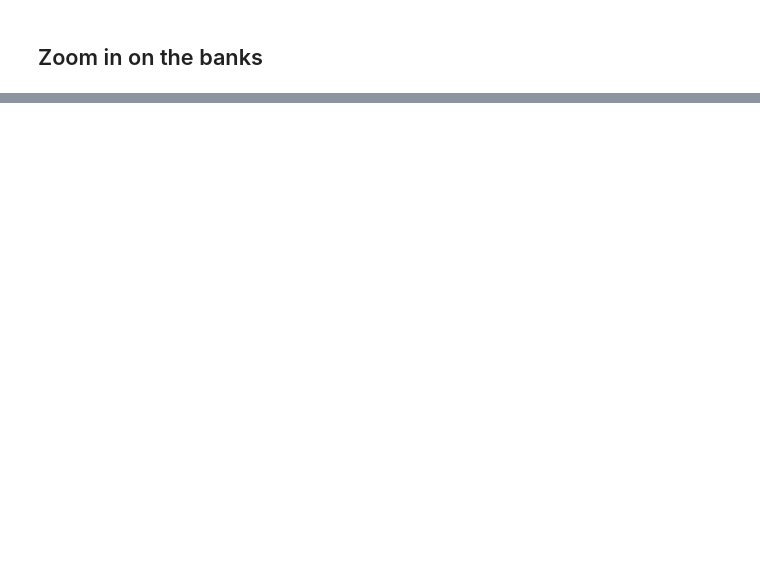
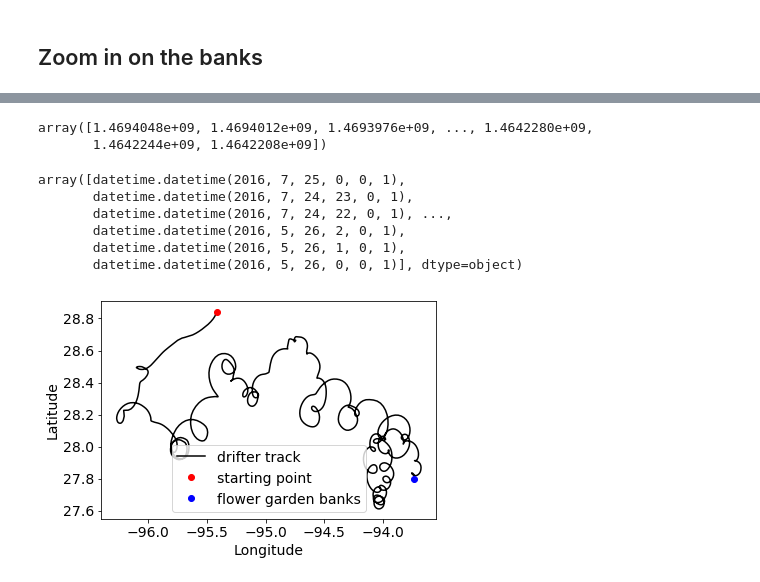
Before and after one commit to mollykerwick/fgb, a Jupyter notebook: fgbnb.ipynb, the cells around one changed output, grey strips where cells are left out. Saved outputs shown, nothing was run; the diff lists cells and outputs as text; code cells hidden in the pictures; blank space fills up the shorter version.

```diff
--- a/fgbnb.ipynb
+++ b/fgbnb.ipynb
@@ -135,0 +140,2 @@ NameError: name 'plt' is not defined
+# %%
+d = netCDF.Dataset('tracks/fgb.nc')
@@ -135,0 +171,5 @@ NameError: name 'plt' is not defined
+# %%
+d['tp'][0,:]
+# %% [output]
+array([1.4694048e+09, 1.4694012e+09, 1.4693976e+09, ..., 1.4642280e+09,
+       1.4642244e+09, 1.4642208e+09])
@@ -135,0 +178,26 @@ NameError: name 'plt' is not defined
+# %%
+dates
+# %% [output]
+array([datetime.datetime(2016, 7, 25, 0, 0, 1),
+       datetime.datetime(2016, 7, 24, 23, 0, 1),
+       datetime.datetime(2016, 7, 24, 22, 0, 1), ...,
+       datetime.datetime(2016, 5, 26, 2, 0, 1),
+       datetime.datetime(2016, 5, 26, 1, 0, 1),
+       datetime.datetime(2016, 5, 26, 0, 0, 1)], dtype=object)
+# %%
+plt.plot(d['lonp'][8,:].T, d['latp'][8,:].T, 'k')
+#plt.xlim(-97,-89)
+#plt.ylim(23,31)
+#plt.ylim(26,)
+
+plt.xlabel("Longitude")
+plt.ylabel("Latitude")
+plt.plot(d['lonp'][8,:].T[-1], d['latp'][8,:].T[-1], "or")
+plt.plot(d['lonp'][8,:].T[0], d['latp'][8,:].T[0], "ob")
+plt.legend(['drifter track','starting point','flower garden banks'])
+plt.show()
+
+# rows drifters
+# col times
+# %% [output]
+[figure, added]
```
Also changed, not shown: parts of 11 cells of this notebook.
